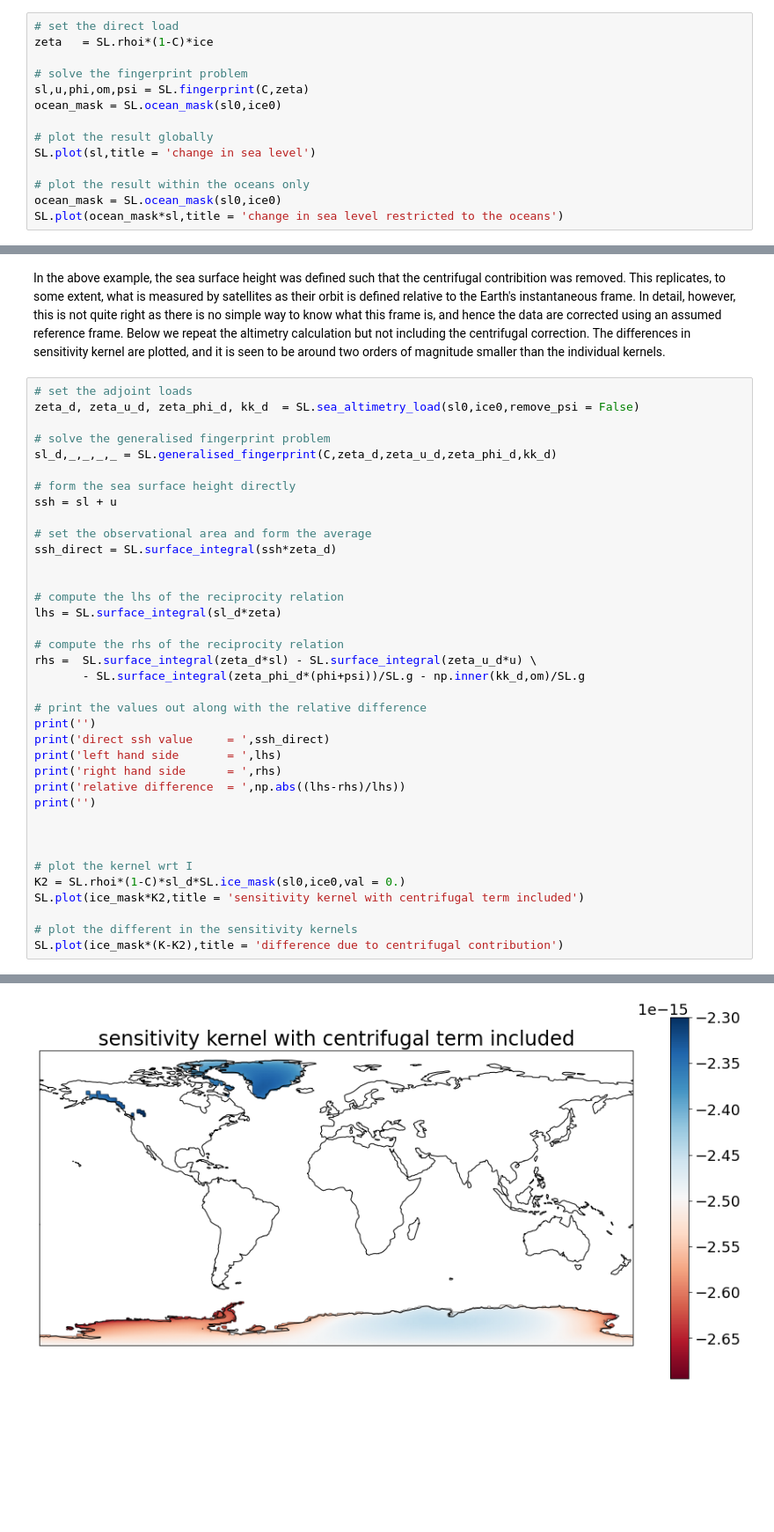
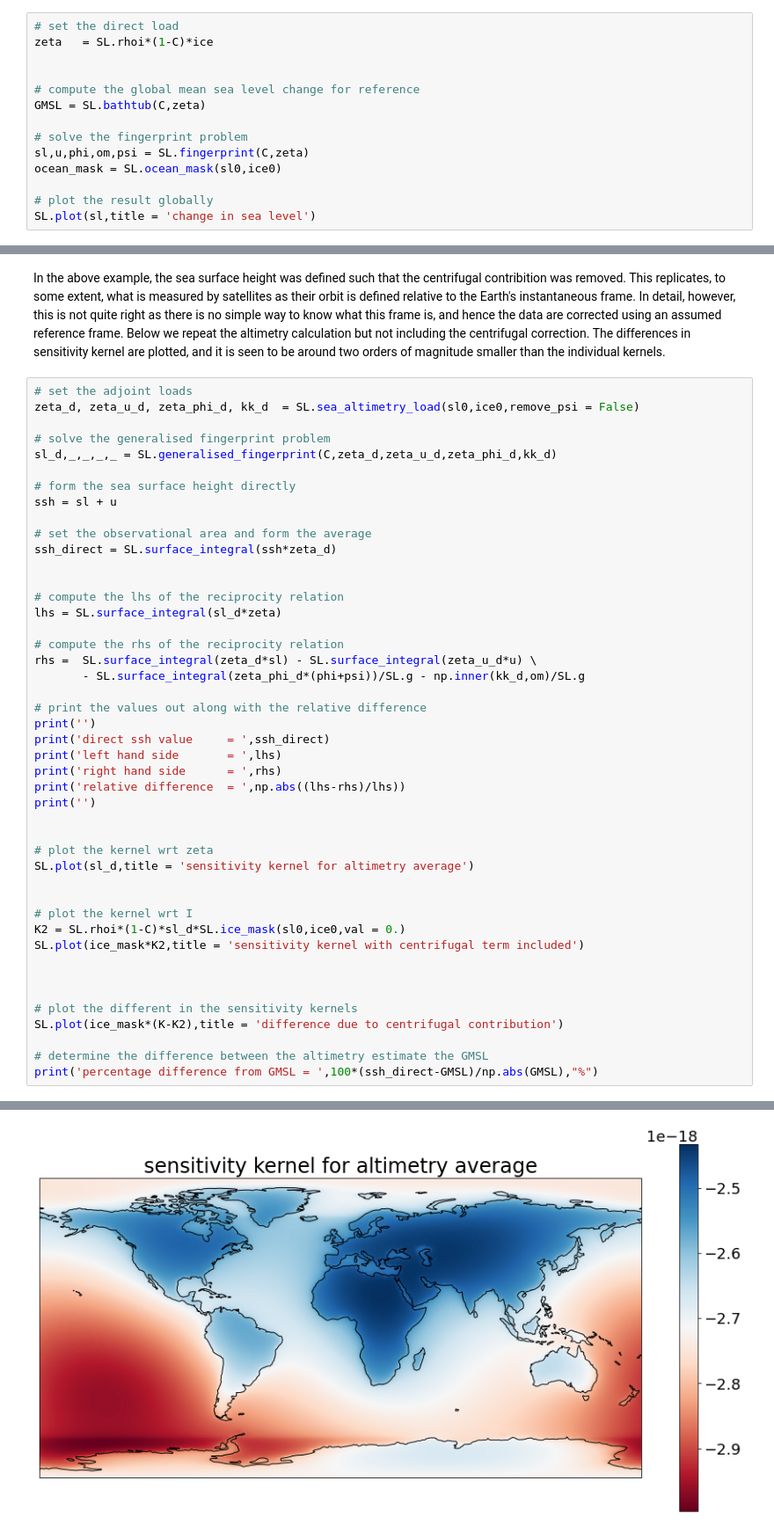
Before and after one commit to da380/SLReciprocityGJI, a Jupyter notebook: SL_reciprocity.ipynb, the cells around one changed output, grey strips where cells are left out. Shown at 88% size. Drawn from its saved outputs; the diff is of its cells as text; blank space fills up the shorter version.

```diff
--- a/SL_reciprocity.ipynb
+++ b/SL_reciprocity.ipynb
@@ -85,6 +89,10 @@ with $\rho_{i}$ the density of ice. This load is then passed to a function for s
 # %%
 # set the direct load
 zeta   = SL.rhoi*(1-C)*ice
+
+
+# compute the global mean sea level change for reference
+GMSL = SL.bathtub(C,zeta)
 
 # solve the fingerprint problem
 sl,u,phi,om,psi = SL.fingerprint(C,zeta)
@@ -92,10 +100,6 @@ ocean_mask = SL.ocean_mask(sl0,ice0)
 
 # plot the result globally
 SL.plot(sl,title = 'change in sea level')
-
-# plot the result within the oceans only
-ocean_mask = SL.ocean_mask(sl0,ice0)
-SL.plot(ocean_mask*sl,title = 'change in sea level restricted to the oceans')
 # %% [output]
 iteration =  1 relative change =  0.020752304973636306
 iteration =  2 relative change =  0.0025119189708964445
@@ -531,13 +562,21 @@ print('relative difference  = ',np.abs((lhs-rhs)/lhs))
 print('')
 
 
+# plot the kernel wrt zeta
+SL.plot(sl_d,title = 'sensitivity kernel for altimetry average')
+
 
 # plot the kernel wrt I
 K2 = SL.rhoi*(1-C)*sl_d*SL.ice_mask(sl0,ice0,val = 0.)
 SL.plot(ice_mask*K2,title = 'sensitivity kernel with centrifugal term included')
 
+
+
 # plot the different in the sensitivity kernels
 SL.plot(ice_mask*(K-K2),title = 'difference due to centrifugal contribution')
+
+# determine the difference between the altimetry estimate the GMSL
+print('percentage difference from GMSL = ',100*(ssh_direct-GMSL)/np.abs(GMSL),"%")
 # %% [output]
 iteration =  1 relative change =  0.012399855162981257
 iteration =  2 relative change =  0.0028738494418201347
@@ -555 +598 @@ relative difference  =  1.0893485793991724e-07
-[figure, old version]
+[figure, new version]
```
Also changed, not shown: parts of 10 cells of this notebook, 1 other file.
